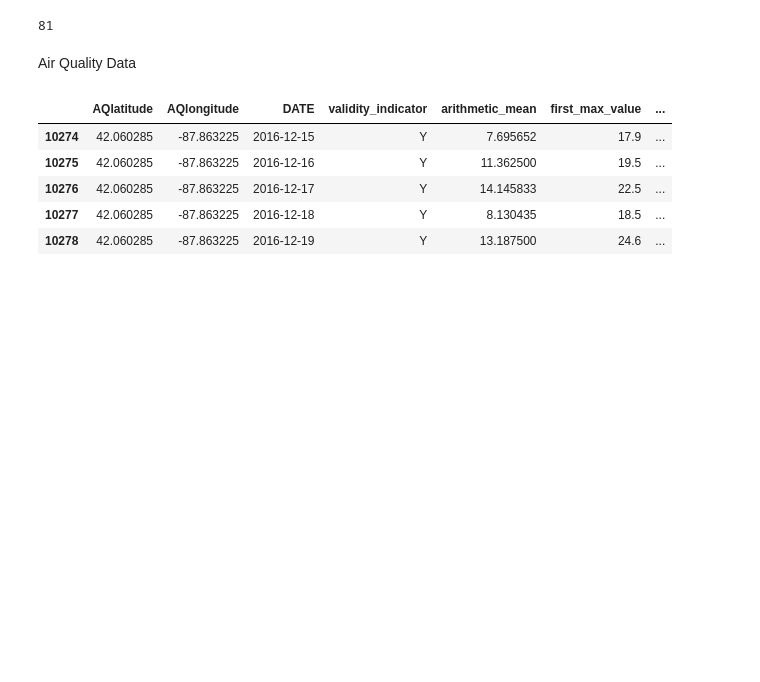
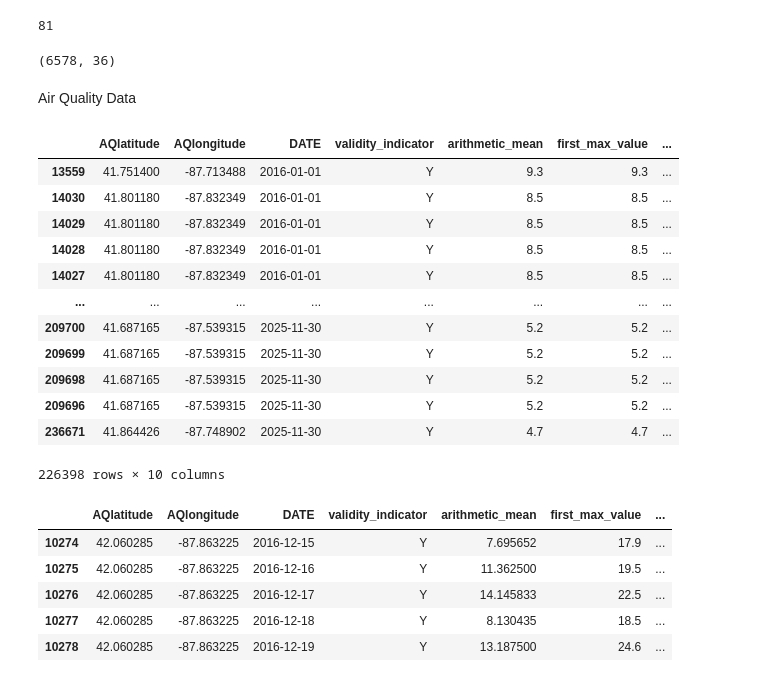
Before and after one commit to griffinberonio/AAE-724-Repo, a Jupyter notebook: airdatanotebook.ipynb, the cells around one changed output. Cells and saved outputs as stored; diff of their text form; code cells hidden in the pictures; blank space fills up the shorter version.

```diff
--- a/airdatanotebook.ipynb
+++ b/airdatanotebook.ipynb
@@ -1108,16 +1110,35 @@ suscols = [i for i in finalclimatedf.columns if finalclimatedf[i].isna().sum() >
 suscols
 nextdropcols = ['CoolingDegreeDaysSeasonToDate','HeatingDegreeDaysSeasonToDate','NormalsCoolingDegreeDay','NormalsHeatingDegreeDay']
 finalclimatedf = finalclimatedf.drop(columns =nextdropcols )
+# %%
+finalclimatedf.shape
+# %% [output]
+(6578, 36)
 # %% [markdown]
 Air Quality Data
 # %%
 aqdropcols = ['datum', 'parameter','observation_count','observation_percent','units_of_measure','poc','sample_duration_code','county', 'sample_duration','pollutant_standard','event_type','method', 'city','YEAR','state','MONTH','DAY']
 finalaqdf = airqualitydf.drop(columns=aqdropcols)
 finalaqdf = finalaqdf.rename(columns={'date_local':'DATE'})
 finalaqdf['YEAR'] = finalaqdf['DATE'].dt.year
 finalaqdf = finalaqdf[finalaqdf['YEAR'] > 2015]
 finalaqdf = finalaqdf.drop(columns='YEAR')
 finalaqdf = finalaqdf.rename(columns={'latitude':'AQlatitude','longitude':'AQlongitude'})
+finalaqdf.sort_values(by='DATE')
+# %% [output]
+|  | AQlatitude | AQlongitude | DATE | validity_indicator | arithmetic_mean | first_max_value | ... |
+| 13559 | 41.751400 | -87.713488 | 2016-01-01 | Y | 9.3 | 9.3 | ... |
+| 14030 | 41.801180 | -87.832349 | 2016-01-01 | Y | 8.5 | 8.5 | ... |
+| 14029 | 41.801180 | -87.832349 | 2016-01-01 | Y | 8.5 | 8.5 | ... |
+| 14028 | 41.801180 | -87.832349 | 2016-01-01 | Y | 8.5 | 8.5 | ... |
+| 14027 | 41.801180 | -87.832349 | 2016-01-01 | Y | 8.5 | 8.5 | ... |
+| ... | ... | ... | ... | ... | ... | ... | ... |
+| 209700 | 41.687165 | -87.539315 | 2025-11-30 | Y | 5.2 | 5.2 | ... |
+| 209699 | 41.687165 | -87.539315 | 2025-11-30 | Y | 5.2 | 5.2 | ... |
+| 209698 | 41.687165 | -87.539315 | 2025-11-30 | Y | 5.2 | 5.2 | ... |
+| 209696 | 41.687165 | -87.539315 | 2025-11-30 | Y | 5.2 | 5.2 | ... |
+| 236671 | 41.864426 | -87.748902 | 2025-11-30 | Y | 4.7 | 4.7 | ... |
+226398 rows × 10 columns
 # %%
 # 1. Convert AQ Dataframe to a GeoDataFrame
 gdf_aq = gpd.GeoDataFrame(
```
Also changed, not shown: parts of 8 cells of this notebook, 2 other files.
